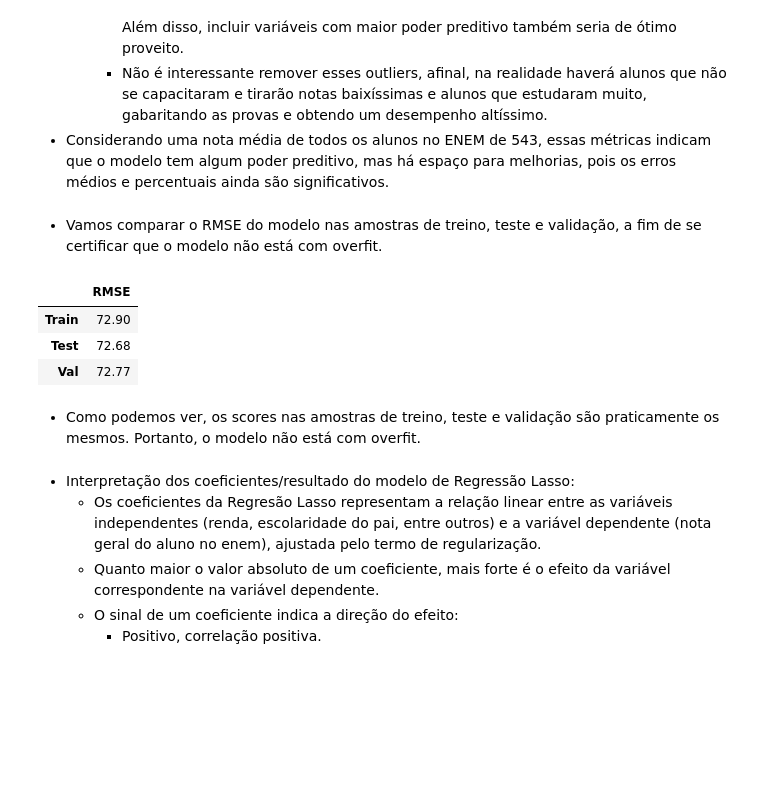
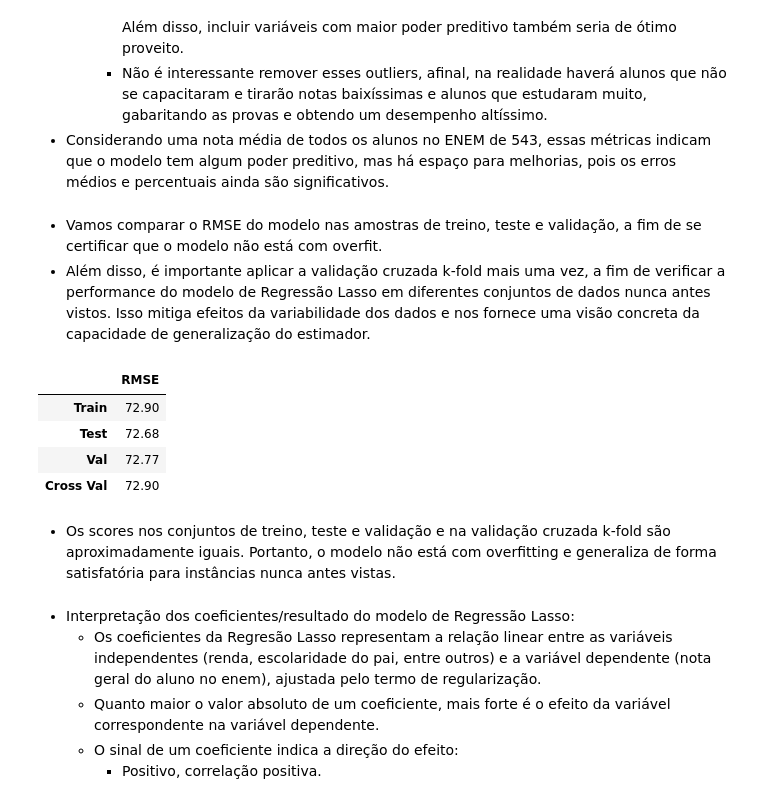
Before and after one commit to allmeidaapedro/Enem-Analysis, a Jupyter notebook: notebooks/3_modelling_desempenho.ipynb, the cells around one changed output. Saved outputs shown, nothing was run; the diff lists cells and outputs as text; code cells hidden in the pictures; blank space fills up the shorter version.

```diff
--- a/notebooks/3_modelling_desempenho.ipynb
+++ b/notebooks/3_modelling_desempenho.ipynb
@@ -71,8 +71,10 @@ path = 'D:\\MLProjects\\EnemAnalysis\\input\data\\clean_df.parquet'
 df = pd.read_parquet(path)
 
 # Selecting only students who were present in both the days of the exam.
-df = df.loc[(df['presenca_lc'] == 'Presente') & (df['presenca_ch'] == 'Presente')
-            & (df['presenca_cn'] == 'Presente') & (df['presenca_mt'] == 'Presente')].reset_index(drop=True)
+df = df.loc[(df['presenca_lc'] == 'Presente') & \
+            (df['presenca_ch'] == 'Presente') & \
+            (df['presenca_cn'] == 'Presente') & \
+            (df['presenca_mt'] == 'Presente')].reset_index(drop=True)
 # %% [markdown]
 #### 2.1 Rápida visualização e informações gerais
 # %%
@@ -712,7 +714,12 @@ Best Hyperparameters: {'alpha': 0.5, 'precompute': False, 'max_iter': 1500, 'tol
 - Treinando o modelo final em todo o conjunto (treino + validação), com os melhores parâmetros encontrados na busca bayesiana e efetuando as predições.
 # %%
 # Obtaining best model with best parameters found in bayesian optimization.
-best_params = {'alpha': 0.5, 'precompute': False, 'max_iter': 1500, 'tol': 0.00010784803495028986, 'warm_start': False, 'selection': 'cyclic'}
+best_params = {'alpha': 0.5,
+               'precompute': False,
+               'max_iter': 1500,
+               'tol': 0.00010784803495028986,
+               'warm_start': False,
+               'selection': 'cyclic'}
 lasso_reg = Lasso(**best_params)
 
 # Obtaining training + validation predictor and target sets.
@@ -782,27 +789,37 @@ Valor máximo predito = 715.79  |  Valor máximo real = 848.32
 - Considerando uma nota média de todos os alunos no ENEM de 543, essas métricas indicam que o modelo tem algum poder preditivo, mas há espaço para melhorias, pois os erros médios e percentuais ainda são significativos.
 # %% [markdown]
 - Vamos comparar o RMSE do modelo nas amostras de treino, teste e validação, a fim de se certificar que o modelo não está com overfit.
+- Além disso, é importante aplicar a validação cruzada k-fold mais uma vez, a fim de verificar a performance do modelo de Regressão Lasso em diferentes conjuntos de dados nunca antes vistos. Isso mitiga efeitos da variabilidade dos dados e nos fornece uma visão concreta da capacidade de generalização do estimador.
 # %%
 # Predicting on train, test and validation sets.
 y_pred_train = lasso_reg.predict(X_train_prep_df)
 y_pred_val = lasso_reg.predict(X_val_prep_df)
 y_pred_test = y_pred
+
+# K-fold cross validation
+cv_scores = cross_val_score(lasso_reg,
+                            X_train_prepared,
+                            y_train,
+                            scoring='neg_mean_squared_error',
+                            cv=5)
+rmse_cv = round(np.sqrt(-1 * np.mean(cv_scores)), 2)
 
 # Obtaining RMSE on each of these sets.
 rmse_train = round(np.sqrt(mean_squared_error(y_train, y_pred_train)), 2)
 rmse_test = round(np.sqrt(mean_squared_error(y_test, y_pred_test)), 2)
 rmse_val = round(np.sqrt(mean_squared_error(y_val, y_pred_val)), 2)
 
 # Output a dataframe for better visualization.
-train_test_val_rmse = pd.DataFrame({'RMSE': [rmse_train, rmse_val, rmse_test]}, index=['Train', 'Test', 'Val'])
+train_test_val_rmse = pd.DataFrame({'RMSE': [rmse_train, rmse_val, rmse_test, rmse_cv]}, index=['Train', 'Test', 'Val', 'Cross Val'])
 train_test_val_rmse
 # %% [output]
 |  | RMSE |
 | Train | 72.90 |
 | Test | 72.68 |
 | Val | 72.77 |
+| Cross Val | 72.90 |
 # %% [markdown]
-- Como podemos ver, os scores nas amostras de treino, teste e validação são praticamente os mesmos. Portanto, o modelo não está com overfit.
+- Os scores nos conjuntos de treino, teste e validação e na validação cruzada k-fold são aproximadamente iguais. Portanto, o modelo não está com overfitting e generaliza de forma satisfatória para instâncias nunca antes vistas.
 # %% [markdown]
 - Interpretação dos coeficientes/resultado do modelo de Regressão Lasso:
     - Os coeficientes da Regresão Lasso representam a relação linear entre as variáveis independentes (renda, escolaridade do pai, entre outros) e a variável dependente (nota geral do aluno no enem), ajustada pelo termo de regularização.
```
Also changed, not shown: parts of 3 cells of this notebook, 1 other file.
